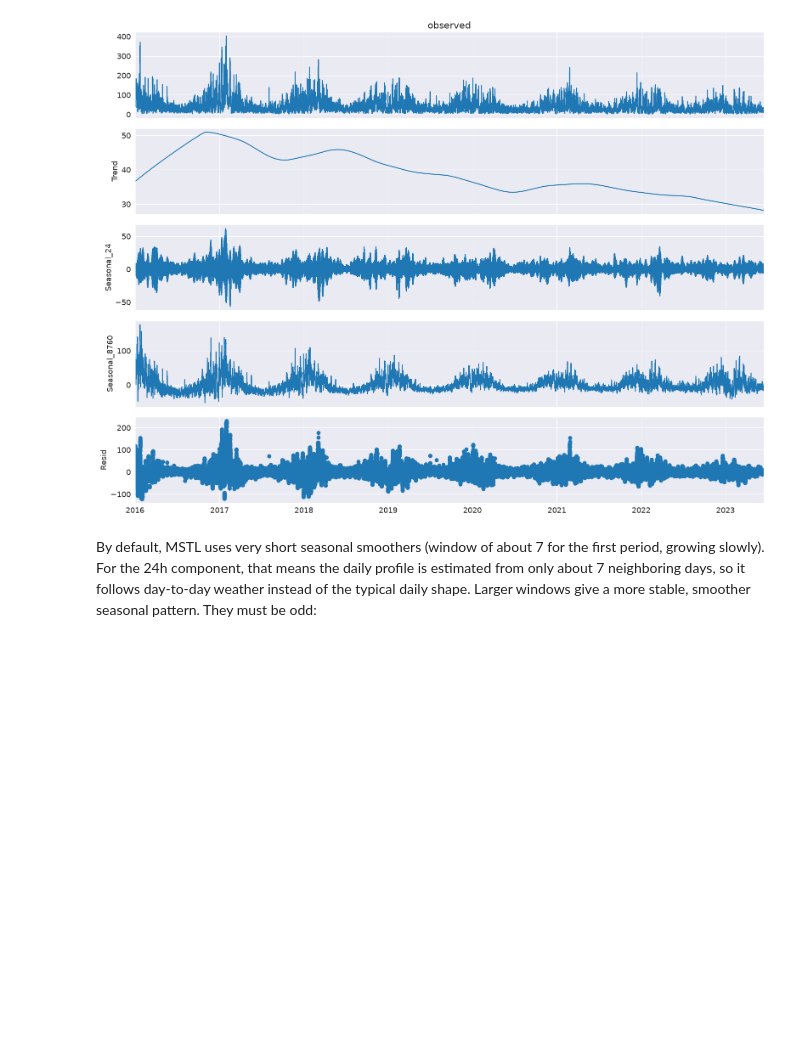
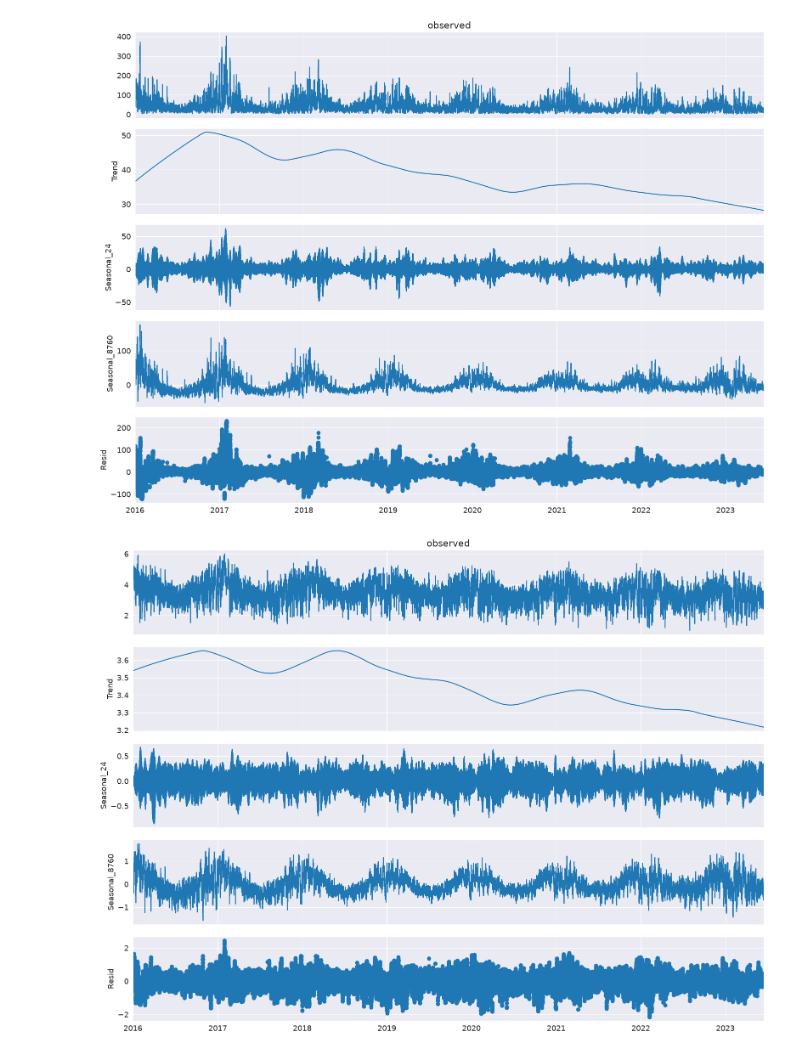
Before and after one commit to Pabito22/AirPolutionForecasting, a Jupyter notebook: notebooks/3-PW-Time-Series-Analysis.ipynb, the cells around one changed output. Cells and saved outputs as stored; diff of their text form; code cells hidden in the pictures; blank space fills up the shorter version.

Commit message:
More MSTL work done.

```diff
--- a/notebooks/3-PW-Time-Series-Analysis.ipynb
+++ b/notebooks/3-PW-Time-Series-Analysis.ipynb
@@ -62,14 +62,4 @@ ax = res.plot()
 # %%
 # try this as well
 series_log = numpy.log1p(series)
-res = MSTL(series_log, periods=(24, 24 * 7)).fit()
+res = MSTL(series_log, periods=(24, 24*365)).fit()
-# %% [markdown]
-By default, MSTL uses very short seasonal smoothers (window of about 7 for the first period, growing slowly). For the 24h component, that means the daily profile is estimated from only about 7 neighboring days, so it follows day-to-day weather instead of the typical daily shape. Larger windows give a more stable, smoother seasonal pattern. They must be odd:
-# %%
-res = MSTL(
-    series_log,
-    periods=(24, 24 * 365),
-    windows=(101, 11),          # one per period; larger = smoother/more stable
-    iterate=3,
-    stl_kwargs={"robust": True},
-).fit()
@@ -80,0 +66,4 @@ res.seasonal.iloc[:24 * 14].plot(figsize=(12, 3))   # two weeks
+# %%
+ax = res.plot()
+# %% [output]
+[figure, added]
```
Also changed, not shown: parts of 9 cells of this notebook.
